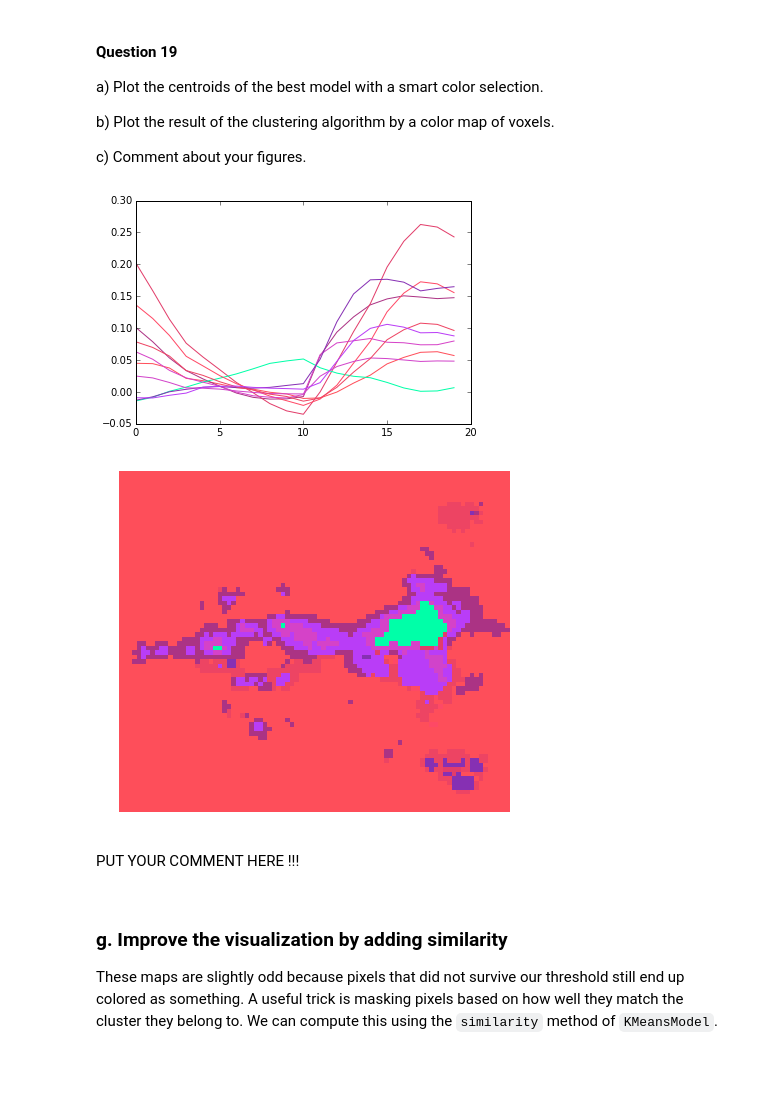
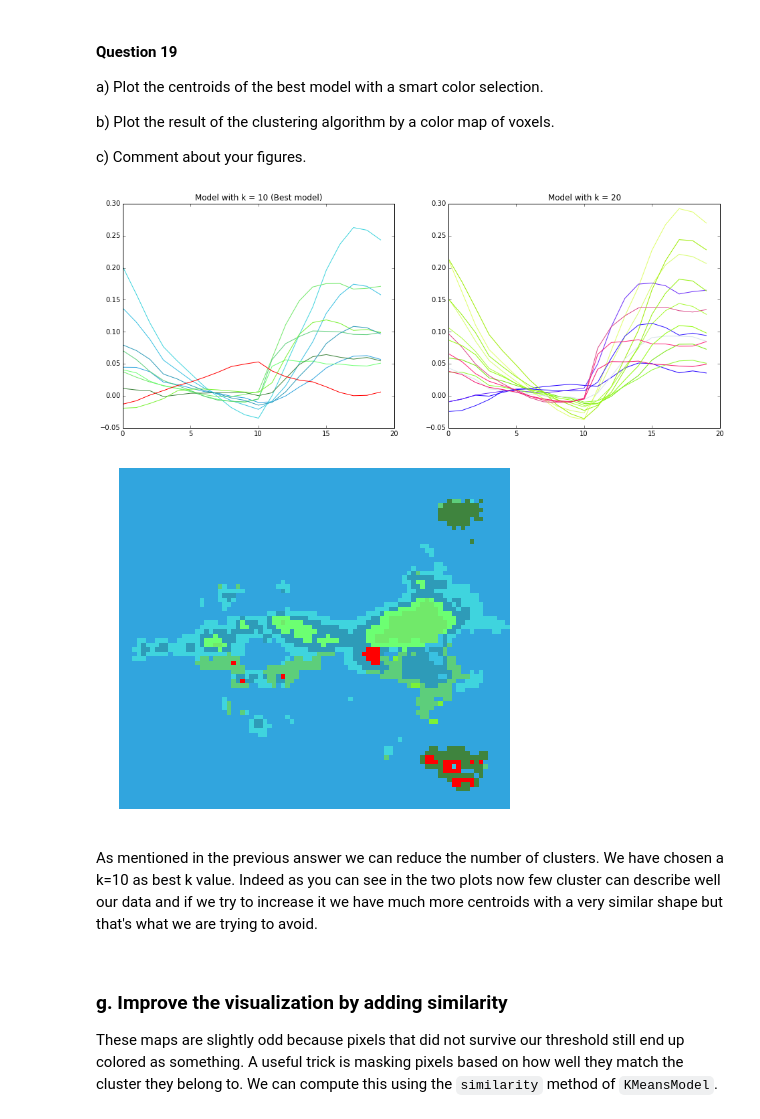
Before and after one commit to and29/Algorithmic-Machine-Learning, a Jupyter notebook: Notebooks/Solutions/[Lecture 12+13] Analyzing Neuroimaging Data with PySpark and Thunder/[Lecture 12+13] Analyzing Neuroimaging Data with PySpark and Thunder.ipynb, the cells around one changed output. Saved outputs shown, nothing was run; the diff lists cells and outputs as text; code cells hidden in the pictures; blank space fills up the shorter version.

```diff
--- a/Notebooks/Solutions/[Lecture 12+13] Analyzing Neuroimaging Data with PySpark and Thunder/[Lecture 12+13] Analyzing Neuroimaging Data with PySpark and Thunder.ipynb
+++ b/Notebooks/Solutions/[Lecture 12+13] Analyzing Neuroimaging Data with PySpark and Thunder/[Lecture 12+13] Analyzing Neuroimaging Data with PySpark and Thunder.ipynb
@@ -929,15 +986,16 @@ b) Plot the result of the clustering algorithm by a color map of voxels.
 
 c) Comment about your figures.
 # %%
-def draw_filtered_labels(labels):
+def draw_filtered_labels(data, labels, threshold=0.02):
     # collect data to the driver
     imgLabels = np.asarray(labels)
+    stdMap = data.map(lambda x: x.std()).toarray()
     imageMap = stdMap[:,:,:] > threshold
     print_image = []
     i=0
     for pixel in imageMap.reshape(13224):
         if pixel == True:
-            print_image.append( imgLabels[i])
+            print_image.append(imgLabels[i])
             i+=1
         else:
             print_image.append(-1)
@@ -950,23 +1008,36 @@ def draw_filtered_labels(labels):
 # %%
 bestModel = models[1]
 
+plt.figure(figsize=(16,6))
+plt.subplot(1,2,2)
+newClrs = optimize_color(models[2].centers)
+plt.gca().set_color_cycle(newClrs.colors)
+plt.title("Model with k = 20")
+plt.plot(np.array(models[2].centers).T);
+
+plt.subplot(1,2,1)
 newClrs = optimize_color(bestModel.centers)
 plt.gca().set_color_cycle(newClrs.colors)
+plt.title("Model with k = 10 (Best model)")
 plt.plot(np.array(bestModel.centers).T);
+plt.show()
 
 # predict the nearest cluster id for each voxel in Series
-KMlabels = bestModel.predict(filtered_data).collect()
+KMlabels = bestModel.predict(filtered_data)
 
-print_image = draw_filtered_labels(KMlabels)
+print_image = draw_filtered_labels(data, KMlabels.collect(), threshold)
 # %% [output]
-[figure, old version]
+[figure, new version]
-[figure, old version]
+[figure, new version]
-# %% [markdown]
-<div class="comment">
-
-PUT YOUR COMMENT HERE !!!
-
-</div>
+# %% [markdown]
+<div class="comment">
+
+As mentioned in the previous answer we can reduce the number of clusters.
+We have chosen a k=10 as best k value. Indeed as you can see in the two plots now few cluster can describe
+well our data and if we try to increase it we have much more centroids with a very similar shape but
+that's what we are trying to avoid.
+
+</div>
 # %% [markdown]
 ### g. Improve the visualization by adding similarity
 These maps are slightly odd because pixels that did not survive our threshold still end up colored as something. A useful trick is masking pixels based on how well they match the cluster they belong to. We can compute this using the `similarity` method of `KMeansModel`.
```
Also changed, not shown: parts of 35 cells of this notebook, 39 other files.
